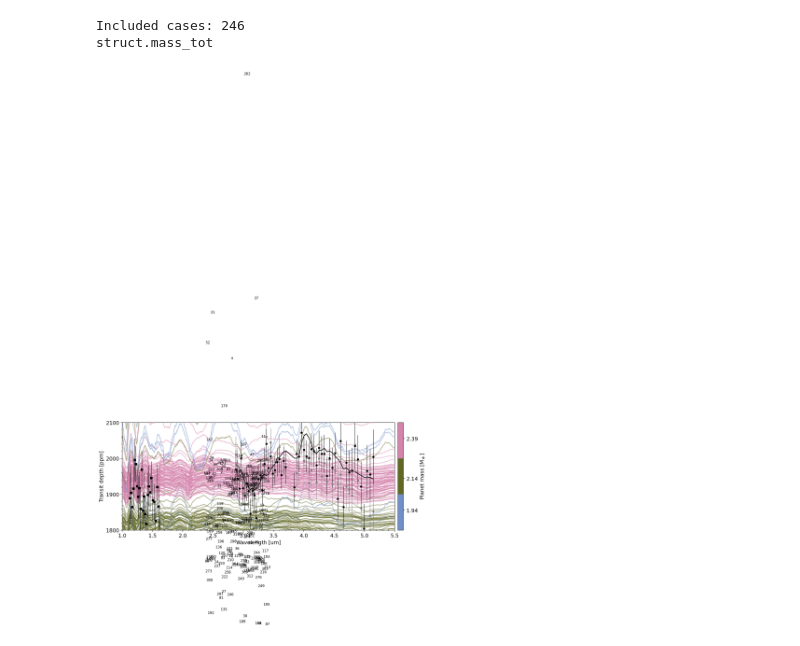
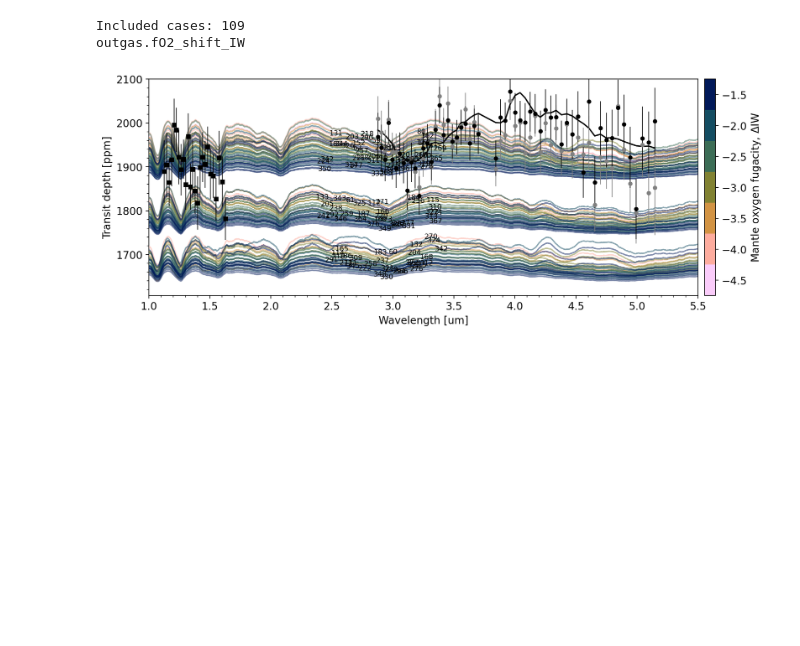
Before and after one commit to nichollsh/proteus_analysis, a Jupyter notebook: synthobs.ipynb, the cells around one changed output. Saved outputs shown, nothing was run; the diff lists cells and outputs as text; code cells hidden in the pictures; blank space fills up the shorter version.

Commit message:
Update MR plot

```diff
--- a/synthobs.ipynb
+++ b/synthobs.ipynb
@@ -85,26 +85,37 @@ def chi2_itp(obs, exp):
 figscale = 1.5
 fig,ax = plt.subplots(1,1, figsize=(9*figscale,3*figscale))
 
-zkey = "struct.mass_tot"
-zlbl = r"Planet mass [M$_\oplus$]"
-zfct = 1.0
-cmap = plt.get_cmap("princess_parrot")
+# zkey = "struct.mass_tot"
+# zlbl = r"Planet mass [M$_\oplus$]"
+# zfct = 1.0
+# cmap = plt.get_cmap("princess_parrot")
 
 # zkey = "delivery.elements.H_ppmw"
 # zlbl = r"Initial H inventory, H$_\text{ppmw}$"
 # zfct = 1.0
 # cmap = plt.get_cmap("eastern_rosella_r")
 
-# zkey = "outgas.fO2_shift_IW"
-# zlbl = r"Mantle oxygen fugacity, $\Delta$IW"
+zkey = "outgas.fO2_shift_IW"
+zlbl = r"Mantle oxygen fugacity, $\Delta$IW"
+zfct = 1.0
+cmap = cm.batlow_r
+
+# zkey = "rho_obs"
+# zlbl = r"Observed bulk density, $\rho_p$"
+# zfct = 1e-3
+# cmap = plt.get_cmap("viridis")
+
+# zkey = "gravity"
+# zlbl = "Surface gravity [m s-2]"
 # zfct = 1.0
-# cmap = cm.batlow_r
+# cmap = plt.get_cmap("viridis")
 
 zscl = "linear"
 show_legend = False
 show_casenums = True
 
-ctrl = {}
+# controls = {"struct.mass_tot": 2.14}
+controls = {}
 ykey = "None/ppm"
 yvar = transit
 ylbl = "Transit depth [ppm]"
@@ -124,13 +135,14 @@ for i in range(ncases):
     is_incl = True
 
     # check controls
-    for k in ctrl.keys():
-        if not np.isclose(lg.descend_get(confs[i],k),ctrl[k]):
+    for k in controls.keys():
+        z = get_val(confs[i], helps[i], k)
+        if not np.isclose(z,controls[k]):
             is_incl = False
 
     # check status
-    # if stts[cnums[i]] != 13:
-    #     is_incl = False
+    if stts[cnums[i]] != 13:
+        is_incl = False
 
     if is_incl:
         incl.append(i)
@@ -153,7 +165,11 @@ sm.set_array([])
 chi2_arr = []
 z_arr = []
 rho_arr = []
-for i in incl:
+for i in range(ncases):
+
+    if i not in incl:
+        continue
+
     cfg = confs[i]
 
     x = np.array(yvar[i]["Wavelength/um"])
@@ -175,11 +191,7 @@ for i in incl:
         wl_idx = np.argmin(np.abs(x_smth - 2.4 - 1*np.random.rand())) # placement of text
         x = x_smth[wl_idx]
         y = y_smth[wl_idx]
-        if cnums[i] == 78:
-            fs = 14
-            print(cnums[i])
-        else:
-            fs = 8
+        fs = 8
         ax.text(x,y,str(cnums[i]), fontsize=fs, color='k', zorder=9, horizontalalignment='center', verticalalignment='center')
 
     rho_arr.append(helps[i]["rho_obs"].iloc[-1])
@@ -192,35 +204,35 @@ ax.errorbar(z23_x, z23_y, yerr=z23_e, label="Zhou+23 (HST)", color="black",
 ax.plot(g24_fc_x, g24_fc_y, label="Gressier+24 (Best fit)", color="black", zorder=4,)
 ax.errorbar(g24_ts_x, g24_ts_y, yerr=g24_ts_e, label="Gressier+24 (TS pipeline)", color="grey",
                 zorder=4, fmt='o',  markersize=4, elinewidth=0.8)
 ax.errorbar(g24_ff_x, g24_ff_y, yerr=g24_ff_e, label="Gressier+24 (FF pipeline)", color="black",
                 zorder=4, fmt='o',  markersize=4, elinewidth=0.8)
 
 
 ax.set(xlabel="Wavelength [um]", xlim=xlim)
 ax.xaxis.set_major_locator(MultipleLocator(0.5))
 ax.xaxis.set_minor_locator(MultipleLocator(0.1))
 
 ax.set_ylabel(ylbl)
-ax.set_ylim(1800, 2100)
+ax.set_ylim(top=2100)
 ax.yaxis.set_major_locator(MultipleLocator(100))
 ax.yaxis.set_minor_locator(MultipleLocator(20))
 
 cbpad = 0.01
 if len(zvals) > 7:
     fig.colorbar(sm, ax=ax, label=zlbl,  pad=cbpad,)
 else:
     fig.colorbar(sm, ax=ax, label=zlbl, values=zvals, ticks=zvals,  pad=cbpad,)
 if show_legend:
     ax.legend(loc='lower center', ncols=2)
 plt.show()
 fig.savefig("output/transit.pdf", bbox_inches='tight')
 
 
 print("Case\t zval\t Chi2")
 for j in np.argsort(chi2_arr):
     print("%3d\t %g\t %g"%(cnums[incl[j]], z_arr[j], chi2_arr[j]))
 # %% [output]
-Included cases: 246
-struct.mass_tot
+Included cases: 109
+outgas.fO2_shift_IW
-[figure, old version]
+[figure, new version]
 Case     zval    Chi2
```
Also changed, not shown: parts of 2 cells of this notebook, 1 other file.
